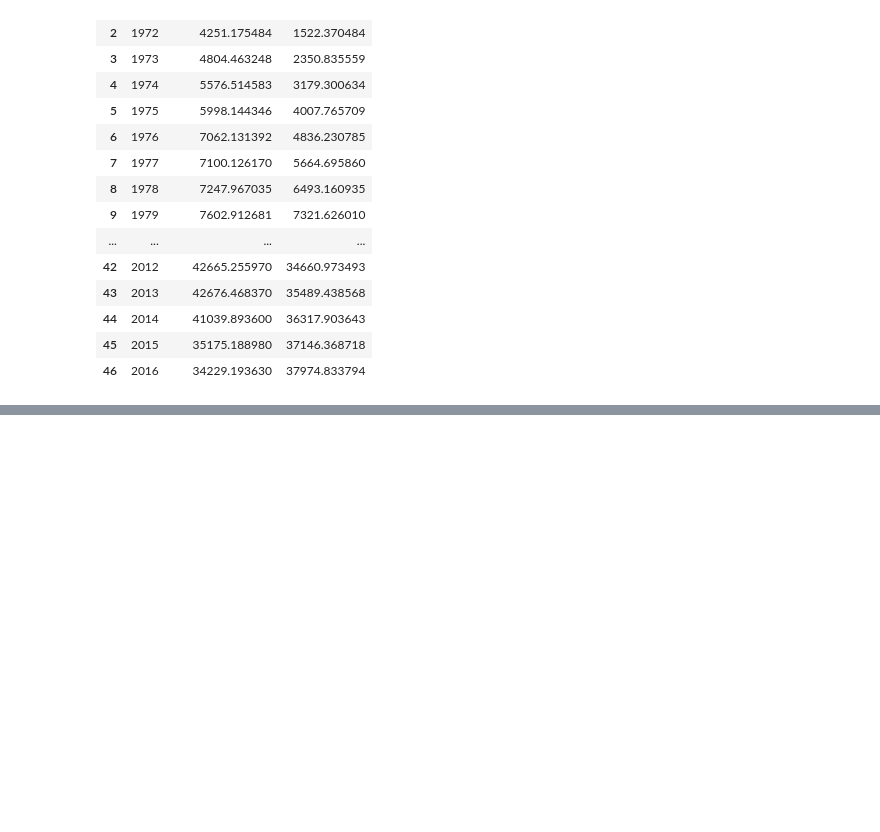
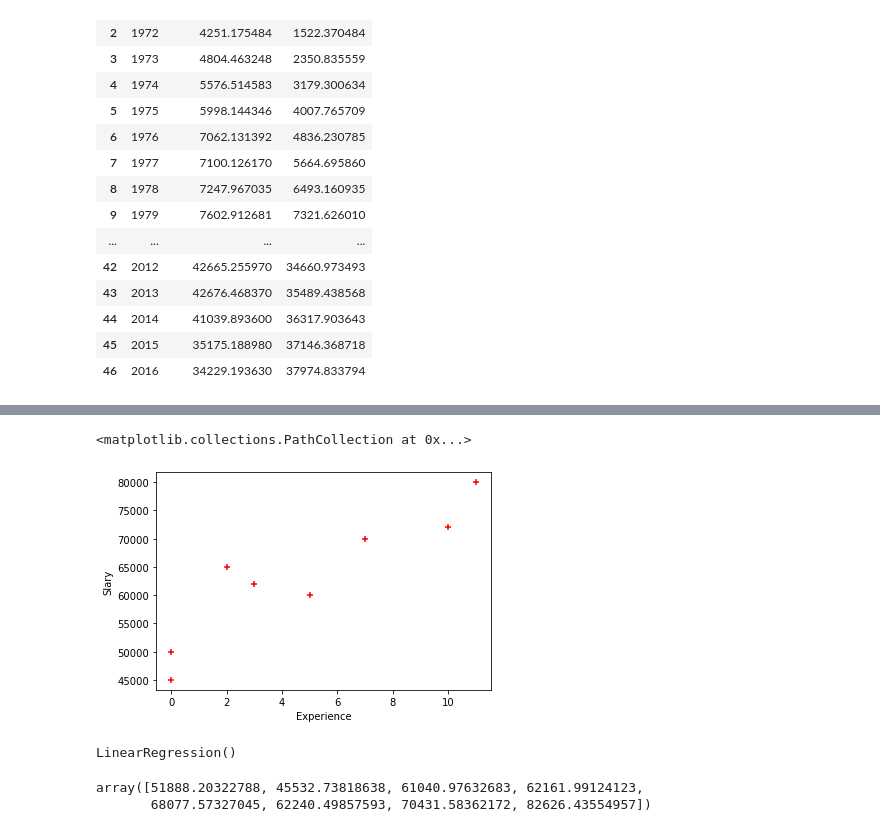
Before and after one commit to shahhhashmatali2002/Machine_Learning, a Jupyter notebook: Linear Regression.ipynb, the cells around one changed output, grey strips where cells are left out. Drawn from its saved outputs; the diff is of its cells as text; code cells hidden in the pictures; blank space fills up the shorter version.

```diff
--- a/Linear Regression.ipynb
+++ b/Linear Regression.ipynb
@@ -166,0 +249,3 @@ c_df
+# %%
+h_df = pd.read_csv('hiring.csv')
+h_df
@@ -166,0 +270,12 @@ c_df
+# %%
+# using w2n library string convert into number
+# experience column data in string so we will convert into number then we do more process because in regression model accept
+# the number to predict the value
+new_exp_array = []
+from word2number import w2n
+for i in h_df['experience']:
+    if type(i) != float:
+        new_exp_array.append(w2n.word_to_num(i))
+    else:
+        new_exp_array.append(i)
+new_exp_array
@@ -166,0 +290,3 @@ c_df
+# %%
+h_df['experience'] = new_exp_array
+h_df
@@ -166,0 +309,5 @@ c_df
+# %%
+# new_h_df = h_df.dropna()
+# we are not droping null column we will fill null value with 0
+new_h_df = h_df.fillna(0)
+new_h_df
@@ -166,0 +324,18 @@ c_df
+# %%
+%matplotlib inline
+plt.xlabel('Experience')
+plt.ylabel('Slary')
+plt.scatter(new_h_df.experience,new_h_df.salary,color='red',marker="+")
+# %% [output]
+<matplotlib.collections.PathCollection at 0x...>
+[figure, added]
+# %%
+reg.fit(new_h_df[['experience','text_score','interview_score']],new_h_df.salary)
+# %% [output]
+LinearRegression()
+# %%
+p = reg.predict(new_h_df[['experience','text_score','interview_score']])
+p
+# %% [output]
+array([51888.20322788, 45532.73818638, 61040.97632683, 62161.99124123,
+       68077.57327045, 62240.49857593, 70431.58362172, 82626.43554957])
```
Also changed, not shown: parts of 22 cells of this notebook, 2 other files.
